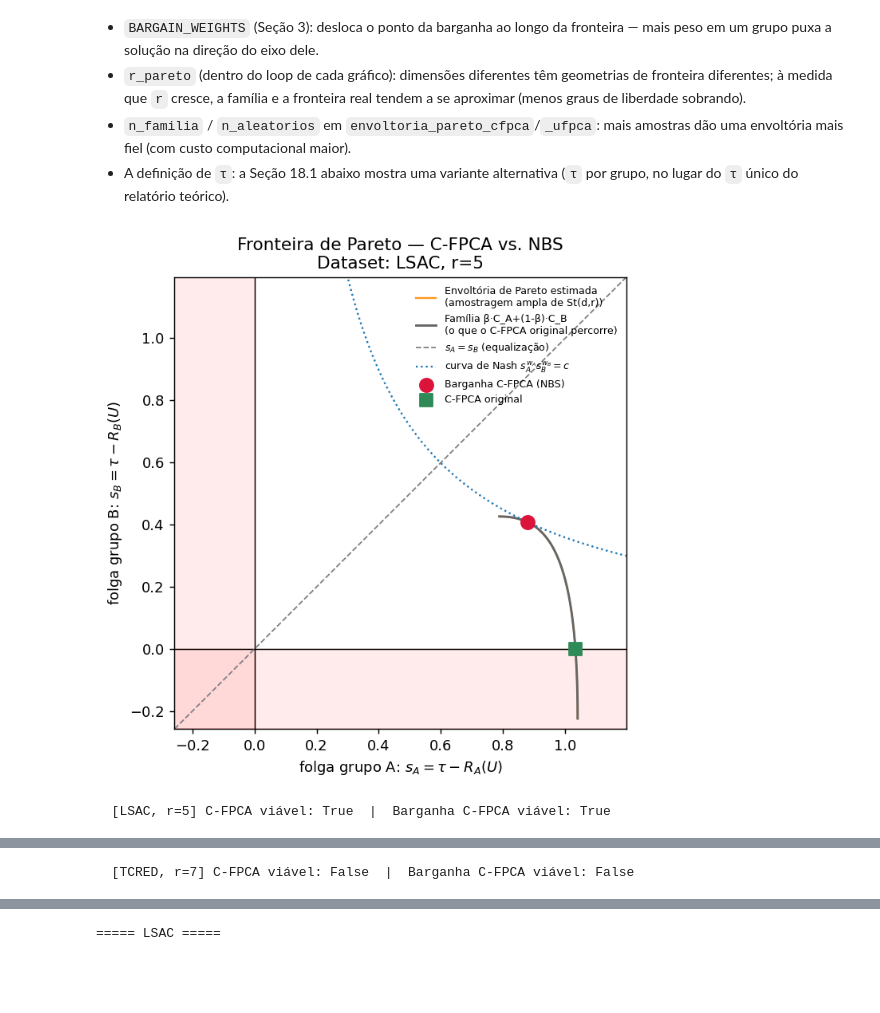
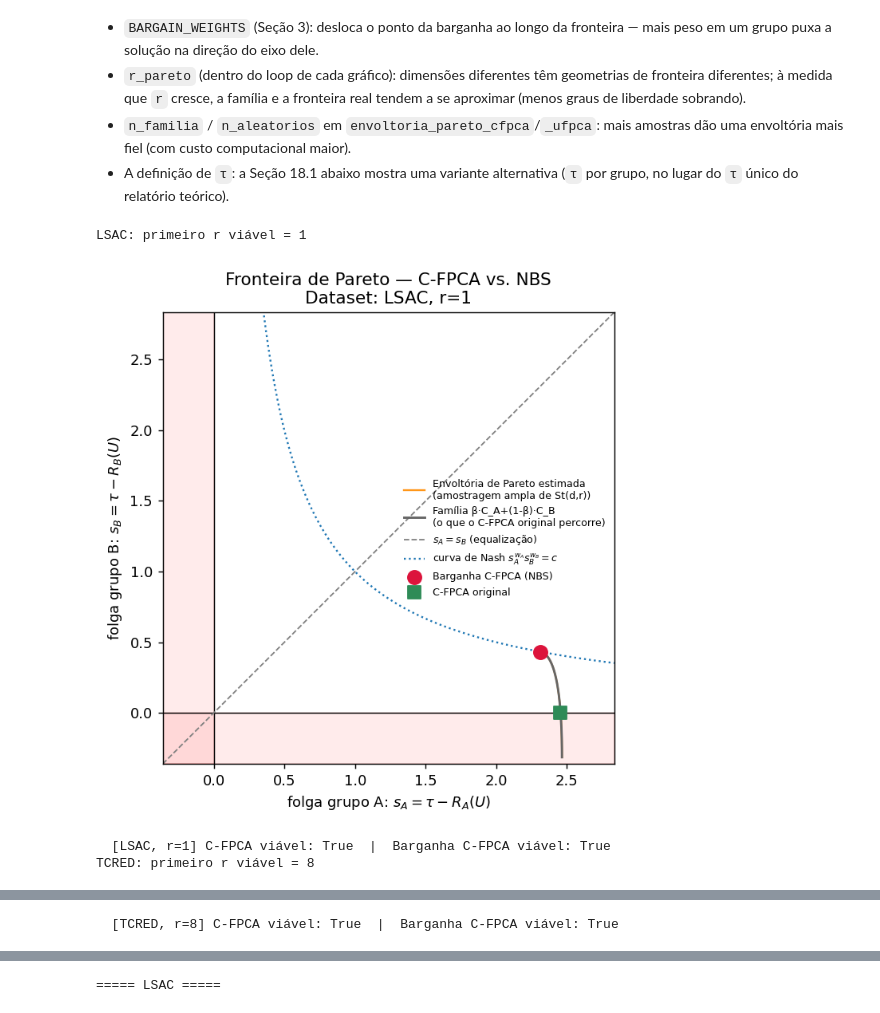
Before and after one commit to MDuqi/Bargaining-Fair-PCA, a Jupyter notebook: fair_pca_experimentos.ipynb, the cells around one changed output, grey strips where cells are left out. Drawn from its saved outputs; the diff is of its cells as text; code cells hidden in the pictures; blank space fills up the shorter version.

```diff
--- a/fair_pca_experimentos.ipynb
+++ b/fair_pca_experimentos.ipynb
@@ -1462,6 +1462,22 @@ def envoltoria_pareto_ufpca(CX, CA, CB, r, n_familia=200, n_aleatorios=300, seed
     frente = pontos[mask]
     ordem = np.argsort(frente[:, 0])
     return frente[ordem]
+
+
+def primeiro_r_viavel(dados):
+    """
+    Retorna o menor r para o qual o C-FPCA encontra uma solução viável.
+    """
+    CX, CA, CB = dados["CX"], dados["CA"], dados["CB"]
+
+    for r in range(1, dados["r_max"] + 1):
+        tau = recon_error(CB, pca_classico(CX, r))
+        _, _, viavel = cfpca(CX, CA, CB, r, tau=tau)
+
+        if viavel:
+            return r
+
+    return None
 # %%
 def plot_pareto_cfpca(dados, r, nome_dataset, wA=None, wB=None, mostrar_envoltoria=True):
     CX, CA, CB = dados["CX"], dados["CA"], dados["CB"]
@@ -1510,33 +1526,42 @@ def plot_pareto_cfpca(dados, r, nome_dataset, wA=None, wB=None, mostrar_envoltor
     ax.plot(diag, diag, "--", color="gray", linewidth=1.0, label=r"$s_A = s_B$ (equalização)")
 
     if sA_bc > 0 and sB_bc > 0:
         xs, ys = curva_nash(sA_bc, sB_bc, wA, wB, (lim_inf, lim_sup))
         ax.plot(xs, ys, ":", color="tab:blue", linewidth=1.3,
                 label=r"curva de Nash $s_A^{w_A} s_B^{w_B}=c$")
 
     ax.scatter([sA_bc], [sB_bc], color="crimson", s=90, zorder=5,
                label="Barganha C-FPCA (NBS)")
     ax.scatter([sA_c], [sB_c], color="seagreen", s=80, marker="s", zorder=5,
                label="C-FPCA original")
 
     ax.set_xlim(lim_inf, lim_sup)
     ax.set_ylim(lim_inf, lim_sup)
     ax.set_xlabel(r"folga grupo A: $s_A = \tau - R_A(U)$")
     ax.set_ylabel(r"folga grupo B: $s_B = \tau - R_B(U)$")
     ax.set_title(f"Fronteira de Pareto — C-FPCA vs. NBS\nDataset: {nome_dataset}, r={r}")
     ax.legend(frameon=False, fontsize=7, loc="best")
     ax.set_aspect("equal", adjustable="box")
     fig.tight_layout()
     plt.show()
 
     print(f"  [{nome_dataset}, r={r}] C-FPCA viável: {viavel_c}  |  "
           f"Barganha C-FPCA viável: {sA_bc > 0 and sB_bc > 0}")
 
 
 for nome_dataset, res in resultados_por_dataset.items():
     dados = res["dados"]
-    r_pareto = max(1, dados["r_max"] // 2)   # evita o caso trivial r=d
+
+    r_pareto = primeiro_r_viavel(dados)
+
+    if r_pareto is None:
+        print(f"{nome_dataset}: nenhum r viável encontrado.")
+        continue
+
+    print(f"{nome_dataset}: primeiro r viável = {r_pareto}")
     plot_pareto_cfpca(dados, r_pareto, nome_dataset)
 # %% [output]
+LSAC: primeiro r viável = 1
-[figure, old version]
+[figure, new version]
-  [LSAC, r=5] C-FPCA viável: True  |  Barganha C-FPCA viável: True
+  [LSAC, r=1] C-FPCA viável: True  |  Barganha C-FPCA viável: True
+TCRED: primeiro r viável = 8
@@ -1544,4 +1569,4 @@ for nome_dataset, res in resultados_por_dataset.items():
-  [TCRED, r=7] C-FPCA viável: False  |  Barganha C-FPCA viável: False
+  [TCRED, r=8] C-FPCA viável: True  |  Barganha C-FPCA viável: True
 # %%
 def plot_pareto_ufpca(dados, r, nome_dataset, wA=None, wB=None, mostrar_envoltoria=True):
     CX, CA, CB = dados["CX"], dados["CA"], dados["CB"]
```
Also changed, not shown: parts of 18 cells of this notebook.
